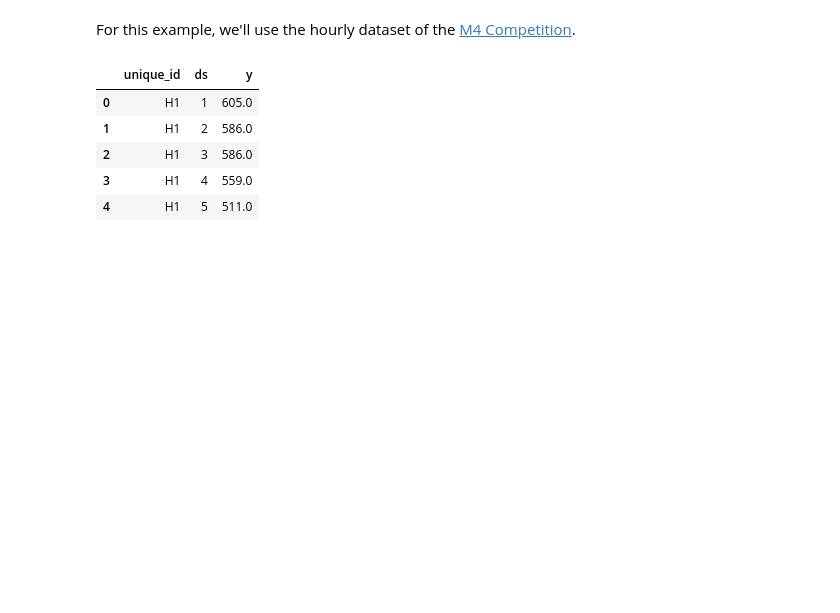
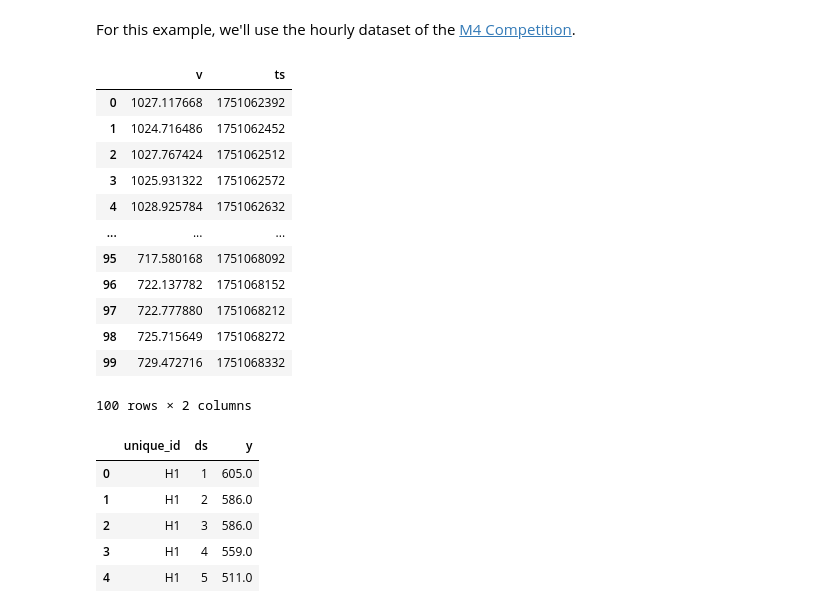
Before and after one commit to alex-resolve/LearnDataWithMark, a Jupyter notebook: nbs/docs/tutorials/AnomalyDetection.ipynb, the cells around one changed output. Cells and saved outputs as stored; diff of their text form; code cells hidden in the pictures; blank space fills up the shorter version.

```diff
--- a/nbs/docs/tutorials/AnomalyDetection.ipynb
+++ b/nbs/docs/tutorials/AnomalyDetection.ipynb
@@ -65,6 +65,23 @@ Successfully installed adagio-0.2.6 appdirs-1.4.4 coreforecast-0.0.16 fs-2.4.16
 For this example, we'll use the hourly dataset of the [M4 Competition](https://www.sciencedirect.com/science/article/pii/S0169207019301128).
 # %%
 import pandas as pd
+# %%
+df_json = pd.read_json('/content/doordash.json')
+df_json
+# %% [output]
+|  | v | ts |
+| 0 | 1027.117668 | 1751062392 |
+| 1 | 1024.716486 | 1751062452 |
+| 2 | 1027.767424 | 1751062512 |
+| 3 | 1025.931322 | 1751062572 |
+| 4 | 1028.925784 | 1751062632 |
+| ... | ... | ... |
+| 95 | 717.580168 | 1751068092 |
+| 96 | 722.137782 | 1751068152 |
+| 97 | 722.777880 | 1751068212 |
+| 98 | 725.715649 | 1751068272 |
+| 99 | 729.472716 | 1751068332 |
+100 rows × 2 columns
 # %%
 df_total = pd.read_parquet('https://datasets-nixtla.s3.amazonaws.com/m4-hourly.parquet')
 df_total.head()
```
Also changed, not shown: parts of 1 cell of this notebook.
